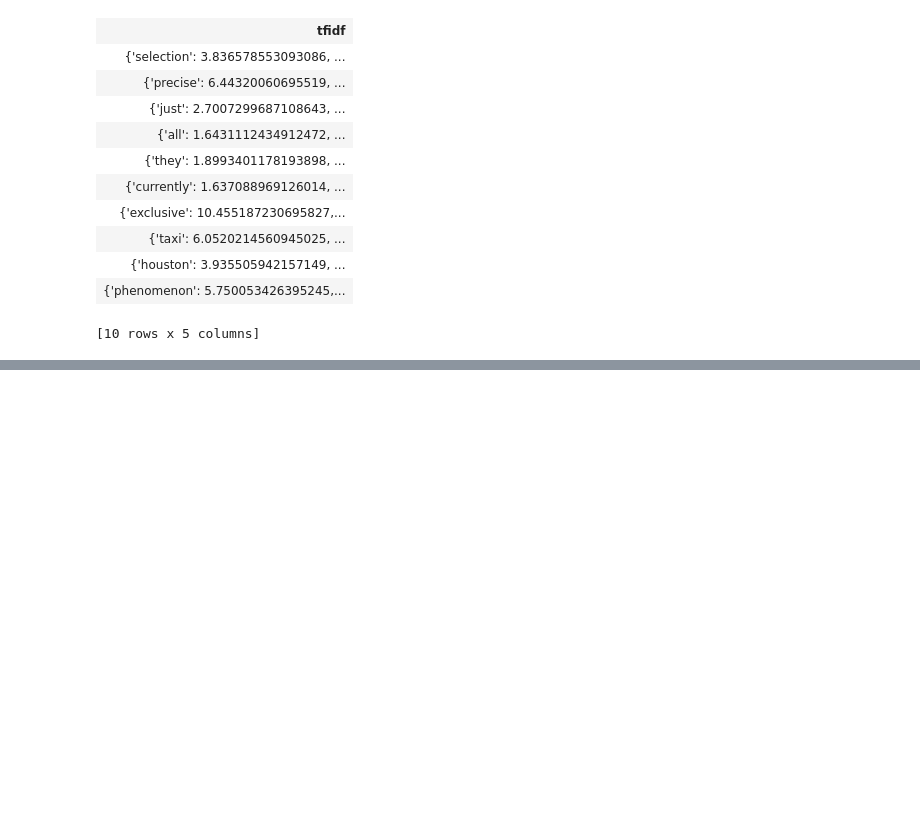
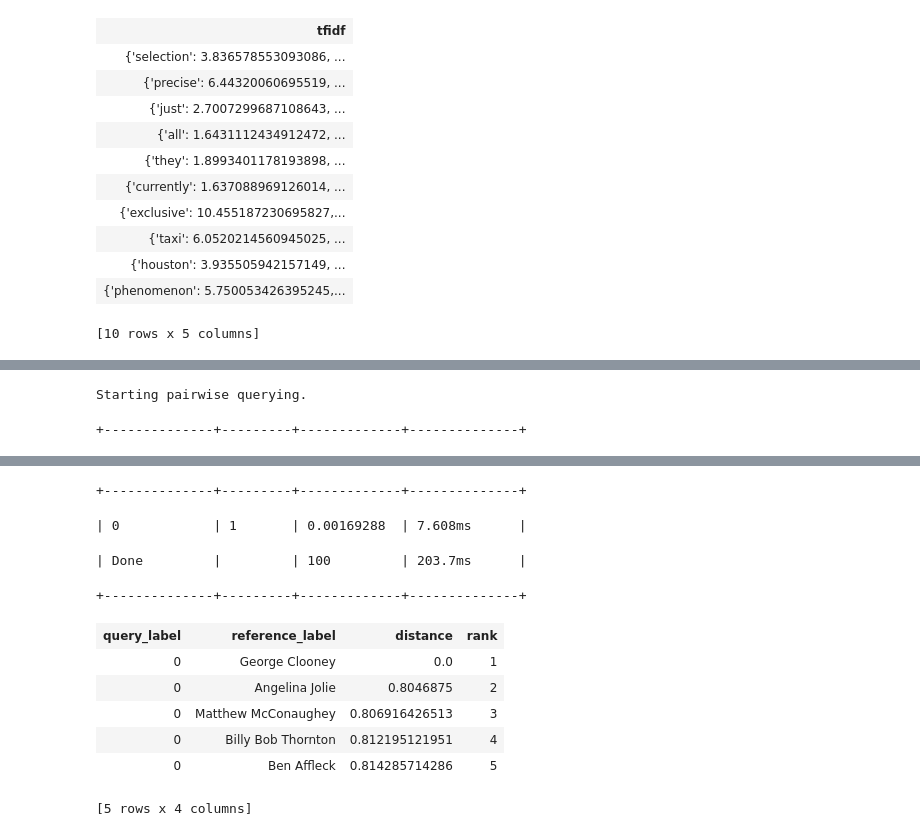
Before and after one commit to SYYoung/UW_MachineLearning, a Jupyter notebook: Course1/Week 4/Class4Note.ipynb, the cells around one changed output, grey strips where cells are left out. Drawn from its saved outputs; the diff is of its cells as text; code cells hidden in the pictures; blank space fills up the shorter version.

```diff
--- a/Course1/Week 4/Class4Note.ipynb
+++ b/Course1/Week 4/Class4Note.ipynb
@@ -193,0 +254,5 @@ people['tfidf'][0]
+# %%
+knn_model.query(people[people['name']=="George Clooney"])
+# %% [output]
+Starting pairwise querying.
++--------------+---------+-------------+--------------+
@@ -193,0 +260,11 @@ people['tfidf'][0]
++--------------+---------+-------------+--------------+
+| 0            | 1       | 0.00169288  | 7.608ms      |
+| Done         |         | 100         | 203.7ms      |
++--------------+---------+-------------+--------------+
+| query_label | reference_label | distance | rank |
+| 0 | George Clooney | 0.0 | 1 |
+| 0 | Angelina Jolie | 0.8046875 | 2 |
+| 0 | Matthew McConaughey | 0.806916426513 | 3 |
+| 0 | Billy Bob Thornton | 0.812195121951 | 4 |
+| 0 | Ben Affleck | 0.814285714286 | 5 |
+[5 rows x 4 columns]
```
Also changed, not shown: parts of 33 cells of this notebook.
